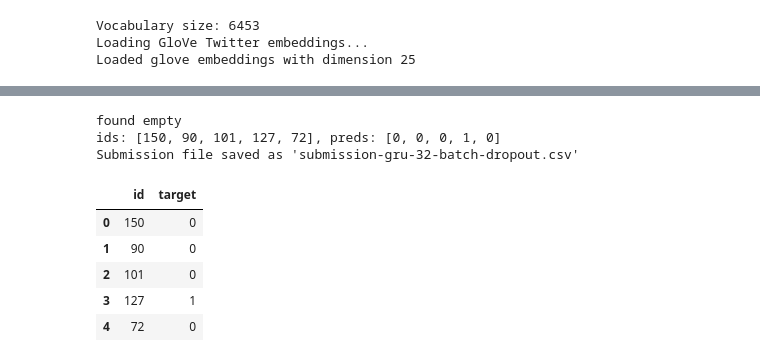
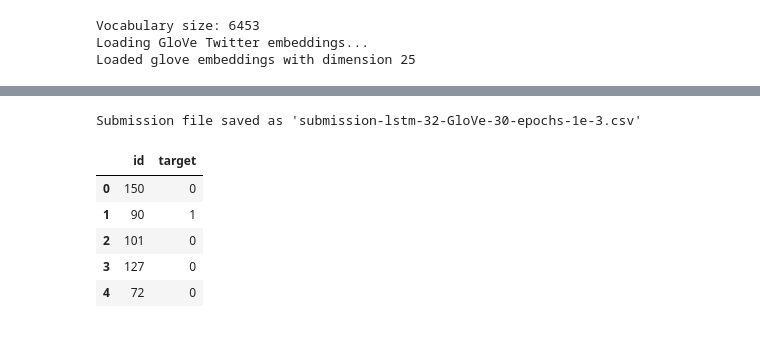
Before and after one commit to gbangban/text-nlp, a Jupyter notebook: notebook.ipynb, the cells around one changed output, grey strips where cells are left out. Saved outputs shown, nothing was run; the diff lists cells and outputs as text; code cells hidden in the pictures.

```diff
--- a/notebook.ipynb
+++ b/notebook.ipynb
@@ -352,7 +323,7 @@ class TweetPreprocessor:
 
 
     def encode_text(self, text):
-        """Convert text to sequence of indices with padding"""
+        """Converts text to sequence of encoded indices with padding"""
         tokens = self.clean_text(text)
         # Truncate or pad sequence to max_length
         if len(tokens) > self.max_length:
@@ -361,7 +332,7 @@ class TweetPreprocessor:
         # Convert tokens to indices
         indices = [self.word2idx.get(token, self.word2idx["<UNK>"]) for token in tokens]
 
-        # Pad sequence
+        # Pad the sequence
         padded = indices + [self.word2idx["<PAD>"]] * (self.max_length - len(indices))
 
         return padded
@@ -375,8 +346,6 @@ class Word2VecEmbedder:
         self.model = None
 
     def train_embeddings(self, texts, window=5, min_count=1, workers=4):
-        """Train Word2Vec model on corpus"""
-        # Prepare sentences for Word2Vec
         sentences = [self.preprocessor.clean_text(text) for text in texts]
 
         # Train Word2Vec model
@@ -410,7 +379,7 @@ class EmbeddingLoader:
 
     def load_embeddings(self, embedding_type=None, custom_path=None):
         """
-        Load pre-trained embeddings
+        Loads pre-trained embeddings
 
         Args:
             embedding_type: 'word2vec', 'glove', 'fasttext', or 'custom'
@@ -904,7 +915,7 @@ class TestDataset(Dataset):
         self.ids = dataframe['id']
 
         if any(length == 0 for id, length in enumerate(self.lengths)):
-            raise ValueError(f"Found empty sequences in the dataset. Check your preprocessing steps.")
+            raise ValueError(f"Found empty sequences in the dataset. Check the preprocessing steps.")
 
     def __len__(self):
         return len(self.texts)
@@ -918,45 +929,40 @@ class TestDataset(Dataset):
             self.ids[idx]
         )
 
-# empty_texts = test_df[test_df['text'].apply(lambda x: len(preprocessor.clean_text(x))) == 0]
-# print("Empty texts:", empty_texts)
-
 test_dataset = TestDataset(test_df,preprocessor)
 test_loader = DataLoader(test_dataset, batch_size=64, shuffle=False, num_workers=4, collate_fn=inference_collate_fn)
-model = gru_model
+model = lstm_model
 # Generate predictions
 predictions = []
 ids = []
 with torch.no_grad():
     for texts,  lengths,input_ids in test_loader:
         texts = texts.to(device)
         lengths = lengths.to(device)
         outputs = model(texts,lengths)
         preds = (outputs > 0.5).int().squeeze()  # Convert probabilities to binary predictions
 
         predictions.extend(preds.cpu().numpy())  # Move predictions to CPU and convert to numpy array
         ids.extend(input_ids.cpu().numpy())  # Move IDs to CPU and convert to numpy array
 
 
-print(f"ids: {ids[:5]}, preds: {predictions[:5]}")
 # Create a submission DataFrame
 submission_df = pd.DataFrame({
     'id': ids,
     'target': predictions
 })
 
-submission_filename = 'submission-gru-32-batch-dropout.csv'
+submission_filename = 'submission-lstm-32-GloVe-30-epochs-1e-3.csv'
+
 # Save the submission file
 submission_df.to_csv(submission_filename, index=False)
 print(f"Submission file saved as '{submission_filename}'")
 submission_df.head()
 # %% [output]
-found empty
-ids: [150, 90, 101, 127, 72], preds: [0, 0, 0, 1, 0]
-Submission file saved as 'submission-gru-32-batch-dropout.csv'
+Submission file saved as 'submission-lstm-32-GloVe-30-epochs-1e-3.csv'
 |  | id | target |
 | 0 | 150 | 0 |
-| 1 | 90 | 0 |
+| 1 | 90 | 1 |
 | 2 | 101 | 0 |
-| 3 | 127 | 1 |
+| 3 | 127 | 0 |
 | 4 | 72 | 0 |
```
Also changed, not shown: parts of 19 cells of this notebook.
